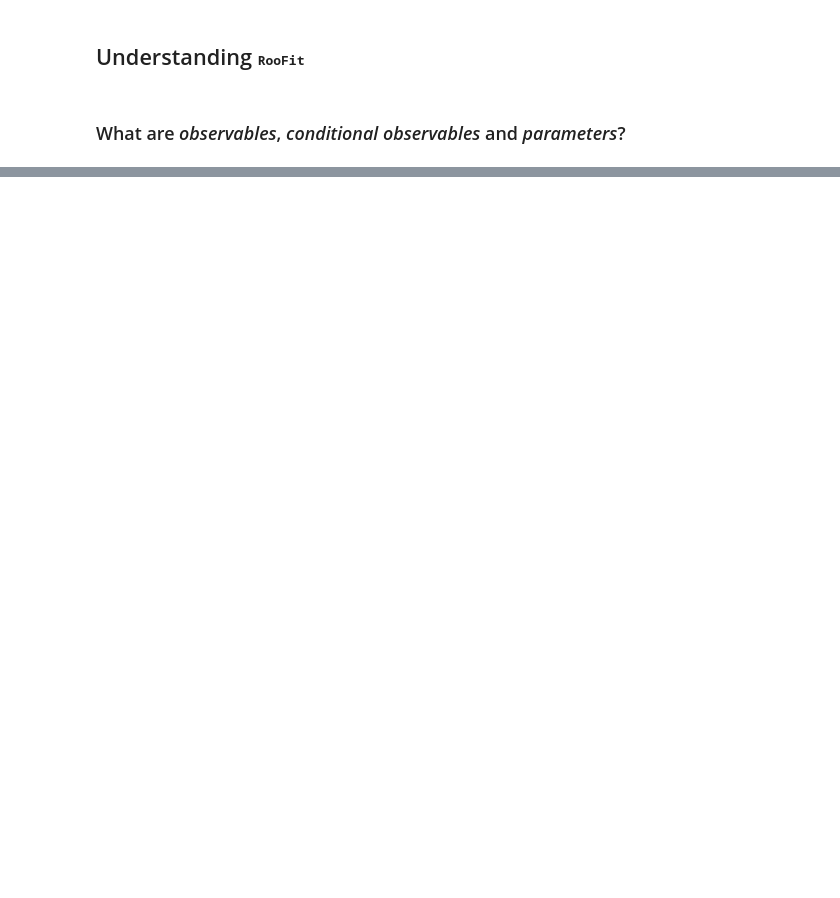
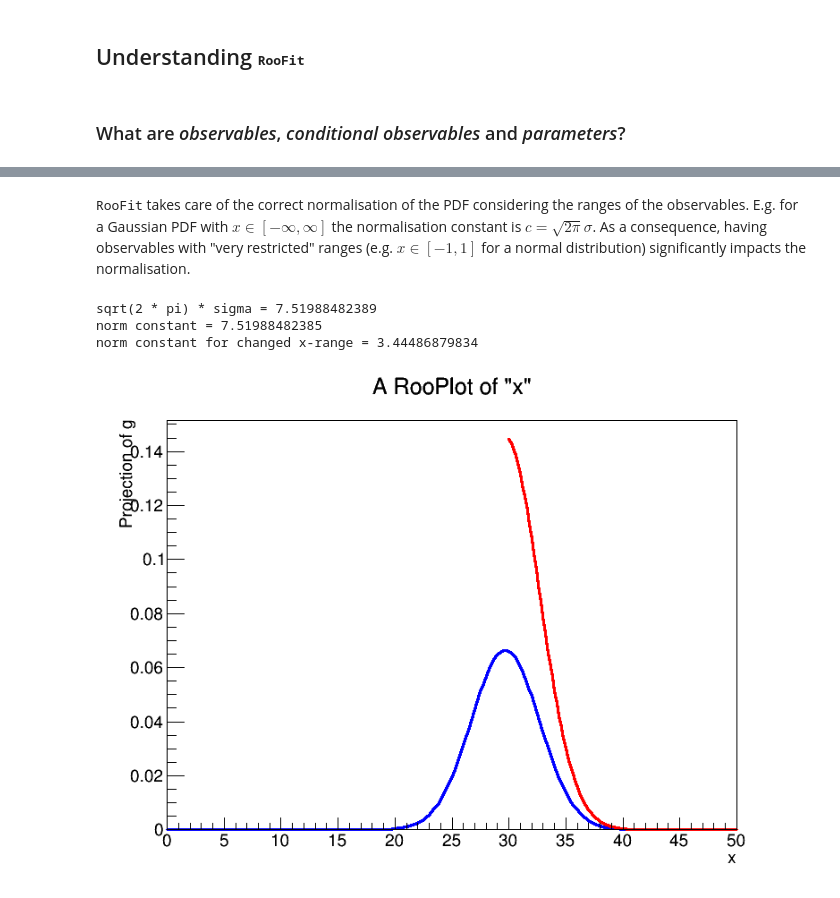
Before and after one commit to cgumpert/roofit, a Jupyter notebook: RooFit.ipynb, the cells around one changed output, grey strips where cells are left out. Cells and saved outputs as stored; diff of their text form; code cells hidden in the pictures; blank space fills up the shorter version.

```diff
--- a/RooFit.ipynb
+++ b/RooFit.ipynb
@@ -129,10 +155,20 @@ w.var("x").setMin(-10)
 # %%
+# get Gaussian PDF
+g = ws.pdf("g")
+
 # generate dataset specifying with multiple observables
-d = g.generate(ROOT.RooArgSet(w.var("x"),w.var("sigma")),1)
-
+print "dataset with multiple variables"
+d = g.generate(ROOT.RooArgSet(ws.var("x"),ws.var("mu")),1)
 print "observables:"
 %rp g.getObservables(d).Print("v")
 print "parameters"
 %rp g.getParameters(d).Print("v")
-print "sqrt(2 * pi) * sigma =", sqrt(2 * pi) * w.var("sigma").getVal()
-print "norm constant for x in [-10,10] =",g.getNorm(d.get())
+del d
+
+# generate dataset specifying explicitly the set of observables
+print "\ndataset with one variable"
+d = g.generate(ROOT.RooArgSet(ws.var("x")),1)
+print "observables:"
+%rp g.getObservables(d).Print("v")
+print "parameters"
+%rp g.getParameters(d).Print("v")
@@ -138,0 +192,22 @@ print "norm constant for x in [-10,10] =",g.getNorm(d.get())
+# %% [markdown]
+ <tt>RooFit</tt> takes care of the correct normalisation of the PDF considering the ranges of the observables. E.g. for a Gaussian PDF with $x \in [-\infty,\infty]$ the normalisation constant is $c = \sqrt{2 \pi} \sigma$. As a consequence, having observables with "very restricted" ranges (e.g. $x \in [-1,1]$ for a normal distribution) significantly impacts the normalisation.
+# %%
+# get normalisation constant (e.g. for a Gaussian that is #sqrt(2 * pi) * sigma)
+from math import sqrt, pi
+print "sqrt(2 * pi) * sigma =", sqrt(2 * pi) * ws.var("sigma").getVal()
+print "norm constant =",g.getNorm(d.get())
+ws.var("x").setMin(30)
+print "norm constant for changed x-range =",g.getNorm(d.get())
+ws.var("x").setMin(0)
+
+# visualise different normalisations
+f = frame.emptyClone("clone")
+g.plotOn(f)
+g.plotOn(f,ROOT.RooFit.Range(30,50),ROOT.RooFit.LineColor(ROOT.kRed))
+f.Draw()
+c1
+# %% [output]
+sqrt(2 * pi) * sigma = 7.51988482389
+norm constant = 7.51988482385
+norm constant for changed x-range = 3.44486879834
+[figure, added]
```
Also changed, not shown: parts of 47 cells of this notebook.
